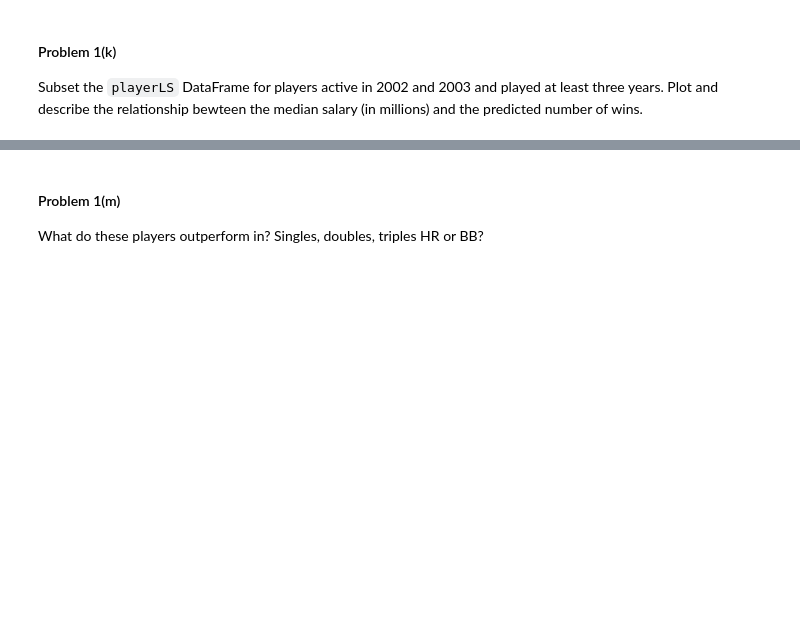
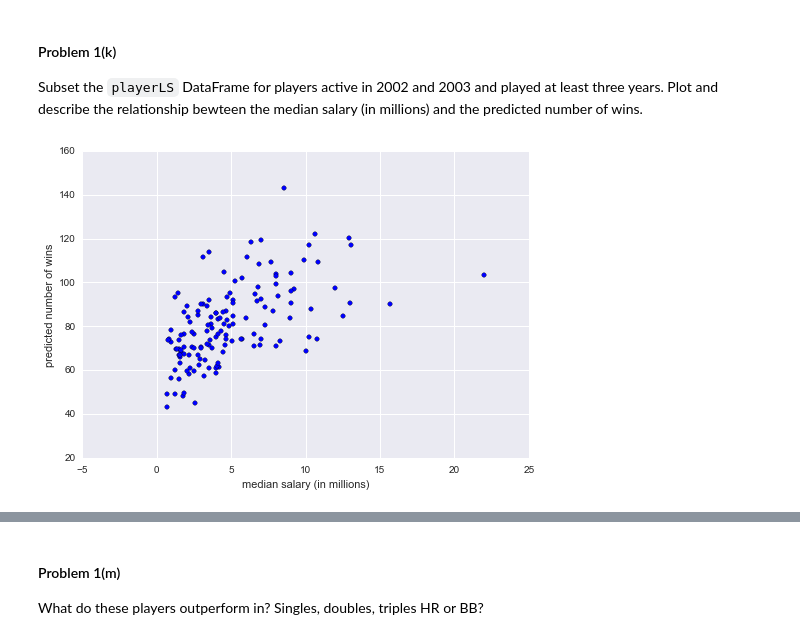
Before and after one commit to zchen1018/CS109-Harvard, a Jupyter notebook: Homework/HW3.ipynb, the cells around one changed output, grey strips where cells are left out. Saved outputs shown, nothing was run; the diff lists cells and outputs as text; code cells hidden in the pictures; blank space fills up the shorter version.

```diff
--- a/Homework/HW3.ipynb
+++ b/Homework/HW3.ipynb
@@ -159,0 +254,10 @@ Using the `playerstats` DataFrame created in Problem 1(g), create a new DataFram
+# %%
+### Your code here ###
+startYear = playerstats[['playerID', 'yearID']].groupby('playerID', as_index=False).min()
+endYear = playerstats[['playerID', 'yearID']].groupby('playerID', as_index=False).max()
+
+career_mean = playerstats[['playerID', '1B', '2B', '3B', 'HR', 'BB']].groupby('playerID', as_index = False).mean()
+playerLS = pd.merge(career_mean, startYear, how = 'inner', on = 'playerID')
+playerLS.rename(columns = {"yearID": "firstYear"}, inplace=True)
+playerLS = pd.merge(playerLS, endYear, how = 'inner', on = 'playerID')
+playerLS.rename(columns = {"yearID" : "endYear"}, inplace=True)
@@ -170,3 +289,6 @@ Compute the OPW for each player based on the average rates in the `playerLS` Dat
+# %%
+### Your code here ###
+playerLS['OPW'] = lr.predict(playerLS[['1B', '2B', '3B', 'HR', 'BB']])
 # %% [markdown]
 #### Problem 1(j)
 
@@ -176,3 +296,23 @@ Add four columns to the `playerLS` DataFrame that contains the player's position
+# %%
+### Your code here ###
+import operator
+# assign the most frequent played position to a player:
+def find_pos(df):
+    pos_dict = {}
+    for pos in df['POS']:
+        if pos in pos_dict:
+            pos_dict[pos] += 1
+        else:
+            pos_dict[pos] = 1
+    result = max(pos_dict.iteritems(), key=operator.itemgetter(1))[0]
+    return result
+# %%
+player_pos = pd.DataFrame(fielding[['playerID', 'POS']].groupby('playerID').apply(find_pos))
+player_pos['playerID'] = player_pos.index
+player_pos.index.name = None
+player_pos.rename(columns = {0 : 'POS'}, inplace=True)
+player_pos.head()
+playerLS = pd.merge(playerLS, player_pos, how ='inner', on = 'playerID').merge(medianSalaries, how = 'inner', on = 'playerID')
 # %% [markdown]
 Show the head of the `playerLS` DataFrame.
 # %%
@@ -181,3 +329,13 @@ Show the head of the `playerLS` DataFrame.
 #### Problem 1(k)
 
 Subset the `playerLS` DataFrame for players active in 2002 and 2003 and played at least three years. Plot and describe the relationship bewteen the median salary (in millions) and the predicted number of wins.
+# %%
+### Your code here ###
+playerLS_sub = playerLS[(playerLS['firstYear'] <= 2002) & (playerLS['endYear'] >= 2003) &
+                        (playerLS['endYear'] - playerLS['firstYear'] >= 3)]
+plt.scatter(playerLS_sub.median_salary/10**6, playerLS_sub.OPW)
+plt.ylabel("predicted number of wins")
+plt.xlabel("median salary (in millions)")
+plt.show()
+# %% [output]
+[figure, added]
```
Also changed, not shown: parts of 30 cells of this notebook.
